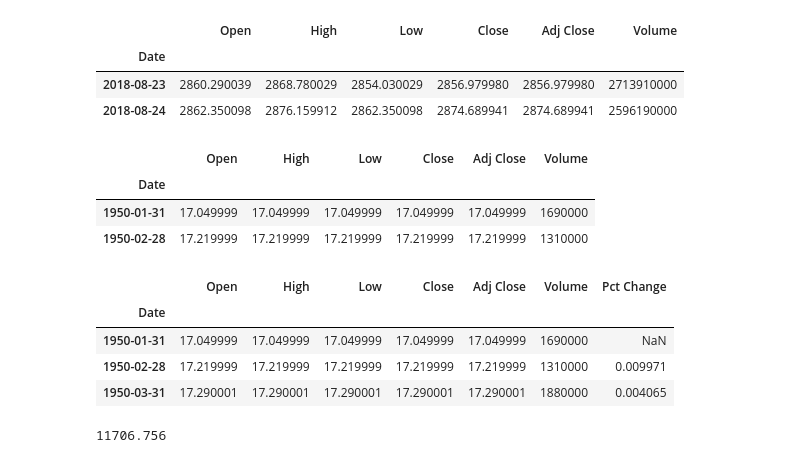
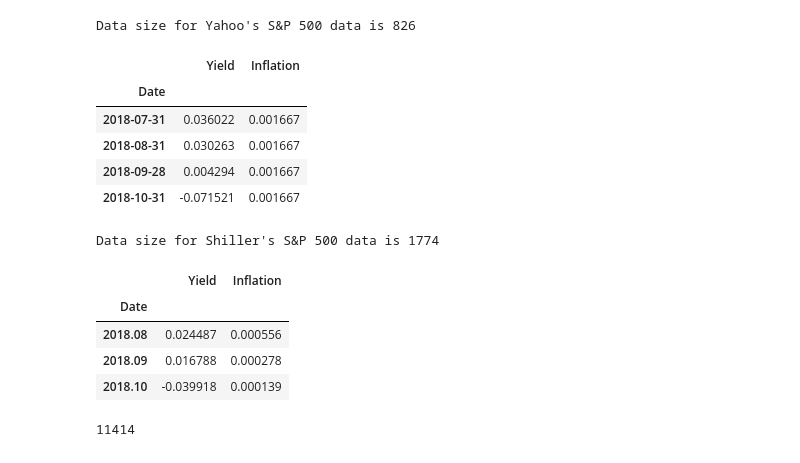
Before and after one commit to dannyvankooten/pd-belastingdruk, a Jupyter notebook: SWR per belastingstelsel.ipynb, the cells around one changed output. Drawn from its saved outputs; the diff is of its cells as text; code cells hidden in the pictures.

```diff
--- a/SWR per belastingstelsel.ipynb
+++ b/SWR per belastingstelsel.ipynb
@@ -6,33 +8,51 @@ from matplotlib.ticker import FuncFormatter
-# %%
-sp500_raw = pd.read_csv('SP500.csv', index_col='Date', parse_dates=['Date'])
-sp500_raw.tail(2)
-# %% [output]
-|  | Open | High | Low | Close | Adj Close | Volume |
-| Date |  |  |  |  |  |  |
-| 2018-08-23 | 2860.290039 | 2868.780029 | 2854.030029 | 2856.979980 | 2856.979980 | 2713910000 |
-| 2018-08-24 | 2862.350098 | 2876.159912 | 2862.350098 | 2874.689941 | 2874.689941 | 2596190000 |
-# %%
-sp500 = sp500_raw.resample('BM').apply(lambda x: x[-1])
-sp500.head(2)
-# %% [output]
-|  | Open | High | Low | Close | Adj Close | Volume |
-| Date |  |  |  |  |  |  |
-| 1950-01-31 | 17.049999 | 17.049999 | 17.049999 | 17.049999 | 17.049999 | 1690000 |
-| 1950-02-28 | 17.219999 | 17.219999 | 17.219999 | 17.219999 | 17.219999 | 1310000 |
-# %%
-sp500['Pct Change'] = sp500['Adj Close'].pct_change()
-sp500.head(3)
-# %% [output]
-|  | Open | High | Low | Close | Adj Close | Volume | Pct Change |
-| Date |  |  |  |  |  |  |  |
-| 1950-01-31 | 17.049999 | 17.049999 | 17.049999 | 17.049999 | 17.049999 | 1690000 | NaN |
-| 1950-02-28 | 17.219999 | 17.219999 | 17.219999 | 17.219999 | 17.219999 | 1310000 | 0.009971 |
-| 1950-03-31 | 17.290001 | 17.290001 | 17.290001 | 17.290001 | 17.290001 | 1880000 | 0.004065 |
+# %%
+# Parse data from Yahoo (1950 - now)
+# https://finance.yahoo.com/quote/%5EGSPC/history?p=%5EGSPC
+data = pd.read_csv('SP500-Yahoo-Daily.csv', index_col='Date', parse_dates=['Date'])
+data = data.resample('BM').apply(lambda x: x[-1])
+data['Yield'] = data['Adj Close'].pct_change().fillna(0.0)
+data = data[['Yield']]
+data['Inflation'] = 0.02 / 12 # Fixed inflation at 2%, we can do better if we use Shiller's data here
+
+datasets['Yahoo'] = data
+print("Data size for Yahoo's S&P 500 data is %d" % len(data.index))
+data.tail(4)
+# %% [output]
+Data size for Yahoo's S&P 500 data is 826
+|  | Yield | Inflation |
+| Date |  |  |
+| 2018-07-31 | 0.036022 | 0.001667 |
+| 2018-08-31 | 0.030263 | 0.001667 |
+| 2018-09-28 | 0.004294 | 0.001667 |
+| 2018-10-31 | -0.071521 | 0.001667 |
+# %%
+# Parse data from Shiller (1870 - now)
+# http://www.econ.yale.edu/~shiller/data.htm
+data = pd.read_csv("SP500-Shiller.csv", delimiter='\t', index_col='Date')
+data['Stock yield'] = data['P'].pct_change().fillna(0.0)
+data['Div yield'] = (data['D'] / data['P']).fillna(0.0) / 12 # Shiller uses div yield of trailing 12 months
+data['Inflation'] = data['CPI'].pct_change().fillna(0.0)
+data['Yield'] =  data['Stock yield'] + data['Div yield']
+data = data[['Yield', 'Inflation']]
+
+datasets['Shiller'] = data
+print("Data size for Shiller's S&P 500 data is %d" % len(data.index))
+data.tail(3)
+# %% [output]
+Data size for Shiller's S&P 500 data is 1774
+|  | Yield | Inflation |
+| Date |  |  |
+| 2018.08 | 0.024487 | 0.000556 |
+| 2018.09 | 0.016788 | 0.000278 |
+| 2018.10 | -0.039918 | 0.000139 |
 # %%
 def vermogensbelasting_2016(capital, gains=0):
-    return max(0, 0.012 * (capital-24437))
+    return max(0, round(0.012 * (capital-(2*24437)))) # met partner
+
+assert vermogensbelasting_2016(0) == 0
+assert vermogensbelasting_2016(150000) == 1214 # Belastingdienst.nl voorbeeld
 
 vermogensbelasting_2016(1000000)
 # %% [output]
-11706.756
+11414
 # %%
```
Also changed, not shown: parts of 16 cells of this notebook, 3 other files.
